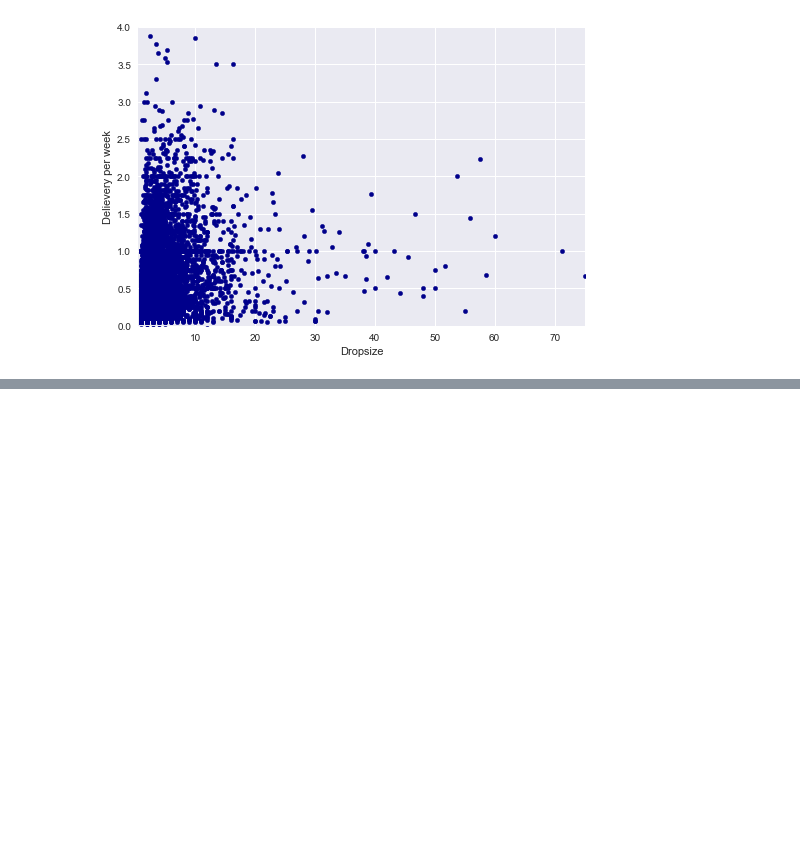
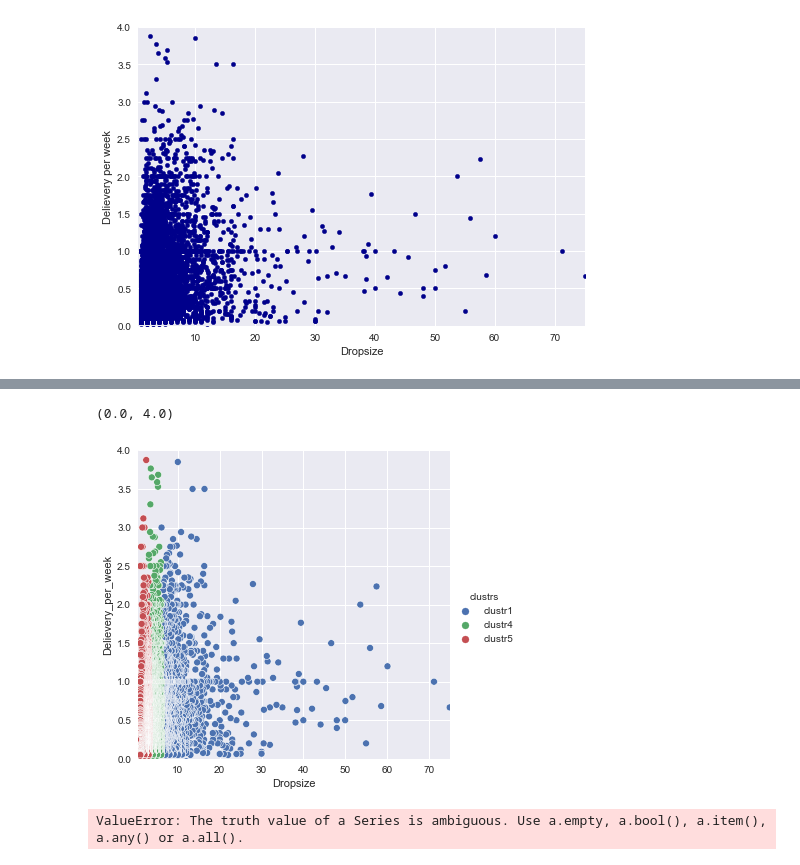
Before and after one commit to Fraol123/DataAnalysis, a Jupyter notebook: deliveries.ipynb, the cells around one changed output, grey strips where cells are left out. Saved outputs shown, nothing was run; the diff lists cells and outputs as text; code cells hidden in the pictures; blank space fills up the shorter version.

```diff
--- a/deliveries.ipynb
+++ b/deliveries.ipynb
@@ -416,0 +416,19 @@ ValueError: Buffer has wrong number of dimensions (expected 1, got 2)
+# %%
+
+def group(Dropsize, Delievery_per_week):
+    if Dropsize <= 6 and (Delievery_per_week > 3 and Delievery_per_week < 4):
+        return "clustr1"
+    elif Dropsize > 6 and (Delievery_per_week >=1 and Delievery_per_week < 3):
+        return "clustr2"
+    elif (Dropsize > 15 and Dropsize < 60) and Delievery_per_week < 1:
+        return  "clustr3"
+    elif (Dropsize > 3 and Dropsize < 15) and (Delievery_per_week > 0.5 and Delievery_per_week< 2):
+        return "clustr4"
+    elif Dropsize < 12 and (Delievery_per_week > 0 and Delievery_per_week < 2):
+        return "clustr5"
+
+#clustr_1 = df2[(df2['Dropsize'] <= 18) & (df2['Delievery per week'] > 3) & (df2['Delievery per week'] < 4)]
+#clustr_2 = df2[(df2['Dropsize'] > 6)  & (df2['Delievery per week'] >= 1) & (df2['Delievery per week'] < 3)]
+#clustr_3 = df2[(df2['Dropsize'] > 15) & (df2['Dropsize'] < 60) & (df2['Delievery per week'] < 1)]
+#clustr_4 = df2[(df2['Dropsize'] > 3) & (df2['Dropsize'] < 15) & (df2['Delievery per week'] > 0.5) & (df2['Delievery per week']
+#clustr_5 = df2[(df2['Dropsize'] < 12)   & (df2['Delievery per week'] > 0) & (df2['Delievery per week'] < 2)]
@@ -416,0 +449,21 @@ ValueError: Buffer has wrong number of dimensions (expected 1, got 2)
+# %%
+sns.relplot(x="Dropsize", y="Delievery_per_week", hue="clustrs", data=df2)
+plt.xlim(0.5, 75)
+plt.ylim(0, 4)
+# %% [output]
+(0.0, 4.0)
+[figure, added]
+# %%
+# create a list of our conditions
+conditions = [
+    (df2[(df2['Dropsize'] <= 6) & (df2['Delievery_per_week'] > 3) & (df2['Delievery_per_week'] < 4)]),
+    (df2[(df2['Dropsize'] > 6) & (df2['Delievery_per_week'] >=1) & (df2['Delievery_per_week'] < 3)]),
+    (df2[(df2['Dropsize'] > 15) & (df2['Dropsize'] < 60) & (df2['Delievery_per_week'] < 1)]),
+    (df2[(df2['Dropsize'] > 3) & (df2['Dropsize'] < 15) & (df2['Delievery_per_week'] > 0.5) and (df2['Delievery_per_week'] < 2)]),
+    (df2[(df2['Dropsize'] < 12) & (df2['Delievery_per_week'] > 0) & (df2['Delievery_per_week'] < 2)])
+    ]
+#data_query = data[(data['year'] >= 2005) & (data['year'] <= 2010)]
+values = ['cluster1', 'cluster2', 'cluster3', 'cluster4','cluster5']
+df2['clustr2'] = np.select(conditions, values)
+# %% [output]
+ValueError: The truth value of a Series is ambiguous. Use a.empty, a.bool(), a.item(), a.any() or a.all().
```
Also changed, not shown: parts of 6 cells of this notebook.
